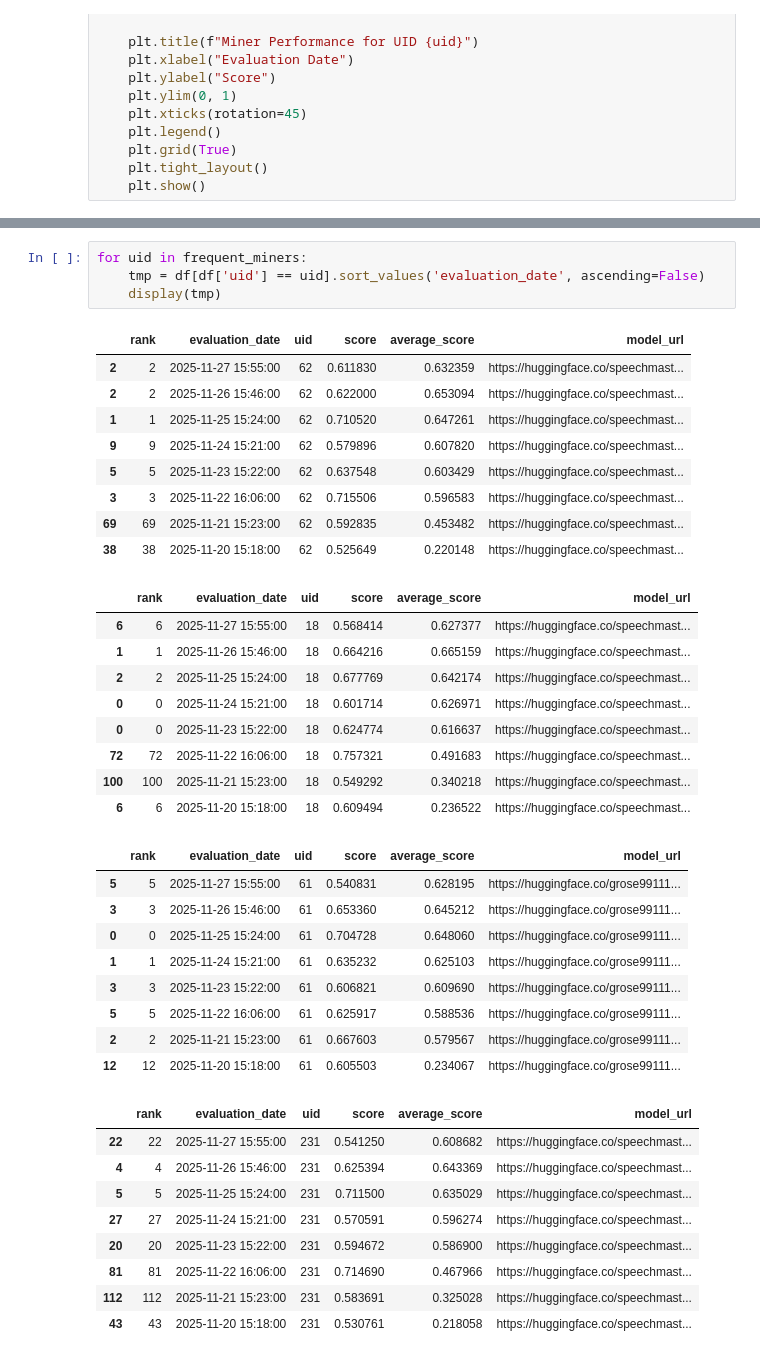
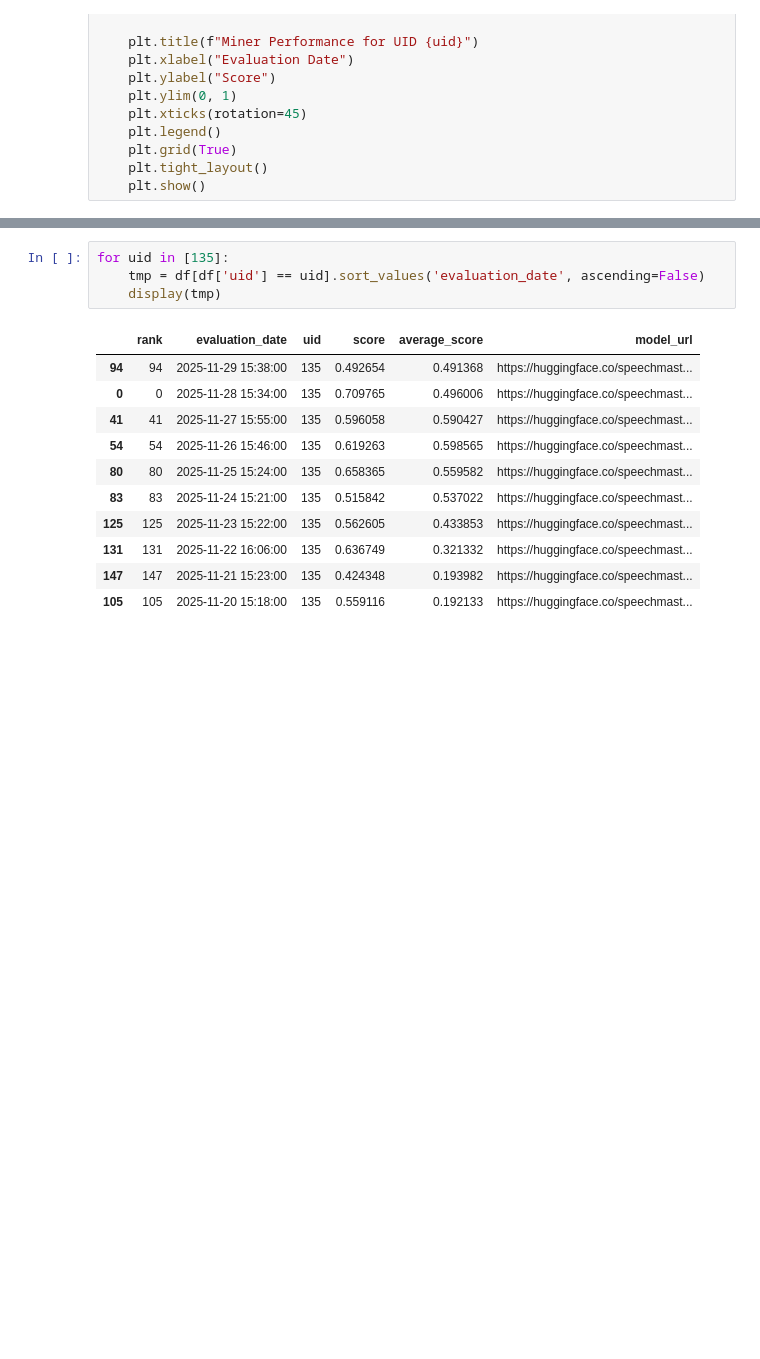
Before and after one commit to bigben-dev777/cancer-ai, a Jupyter notebook: manager/competition/benchmark.ipynb, the cells around one changed output, grey strips where cells are left out. Drawn from its saved outputs; the diff is of its cells as text; blank space fills up the shorter version.

```diff
--- a/manager/competition/benchmark.ipynb
+++ b/manager/competition/benchmark.ipynb
@@ -158,41 +160,16 @@ See the caveats in the documentation: https://pandas.pydata.org/pandas-docs/stab
 # %%
-for uid in frequent_miners:
+for uid in [135]:
     tmp = df[df['uid'] == uid].sort_values('evaluation_date', ascending=False)
     display(tmp)
 # %% [output]
 |  | rank | evaluation_date | uid | score | average_score | model_url |
-| 2 | 2 | 2025-11-27 15:55:00 | 62 | 0.611830 | 0.632359 | https://huggingface.co/speechmast... |
-| 2 | 2 | 2025-11-26 15:46:00 | 62 | 0.622000 | 0.653094 | https://huggingface.co/speechmast... |
-| 1 | 1 | 2025-11-25 15:24:00 | 62 | 0.710520 | 0.647261 | https://huggingface.co/speechmast... |
-| 9 | 9 | 2025-11-24 15:21:00 | 62 | 0.579896 | 0.607820 | https://huggingface.co/speechmast... |
-| 5 | 5 | 2025-11-23 15:22:00 | 62 | 0.637548 | 0.603429 | https://huggingface.co/speechmast... |
-| 3 | 3 | 2025-11-22 16:06:00 | 62 | 0.715506 | 0.596583 | https://huggingface.co/speechmast... |
-| 69 | 69 | 2025-11-21 15:23:00 | 62 | 0.592835 | 0.453482 | https://huggingface.co/speechmast... |
-| 38 | 38 | 2025-11-20 15:18:00 | 62 | 0.525649 | 0.220148 | https://huggingface.co/speechmast... |
+| 94 | 94 | 2025-11-29 15:38:00 | 135 | 0.492654 | 0.491368 | https://huggingface.co/speechmast... |
+| 0 | 0 | 2025-11-28 15:34:00 | 135 | 0.709765 | 0.496006 | https://huggingface.co/speechmast... |
+| 41 | 41 | 2025-11-27 15:55:00 | 135 | 0.596058 | 0.590427 | https://huggingface.co/speechmast... |
+| 54 | 54 | 2025-11-26 15:46:00 | 135 | 0.619263 | 0.598565 | https://huggingface.co/speechmast... |
+| 80 | 80 | 2025-11-25 15:24:00 | 135 | 0.658365 | 0.559582 | https://huggingface.co/speechmast... |
+| 83 | 83 | 2025-11-24 15:21:00 | 135 | 0.515842 | 0.537022 | https://huggingface.co/speechmast... |
+| 125 | 125 | 2025-11-23 15:22:00 | 135 | 0.562605 | 0.433853 | https://huggingface.co/speechmast... |
+| 131 | 131 | 2025-11-22 16:06:00 | 135 | 0.636749 | 0.321332 | https://huggingface.co/speechmast... |
+| 147 | 147 | 2025-11-21 15:23:00 | 135 | 0.424348 | 0.193982 | https://huggingface.co/speechmast... |
+| 105 | 105 | 2025-11-20 15:18:00 | 135 | 0.559116 | 0.192133 | https://huggingface.co/speechmast... |
-|  | rank | evaluation_date | uid | score | average_score | model_url |
-| 6 | 6 | 2025-11-27 15:55:00 | 18 | 0.568414 | 0.627377 | https://huggingface.co/speechmast... |
-| 1 | 1 | 2025-11-26 15:46:00 | 18 | 0.664216 | 0.665159 | https://huggingface.co/speechmast... |
-| 2 | 2 | 2025-11-25 15:24:00 | 18 | 0.677769 | 0.642174 | https://huggingface.co/speechmast... |
-| 0 | 0 | 2025-11-24 15:21:00 | 18 | 0.601714 | 0.626971 | https://huggingface.co/speechmast... |
-| 0 | 0 | 2025-11-23 15:22:00 | 18 | 0.624774 | 0.616637 | https://huggingface.co/speechmast... |
-| 72 | 72 | 2025-11-22 16:06:00 | 18 | 0.757321 | 0.491683 | https://huggingface.co/speechmast... |
-| 100 | 100 | 2025-11-21 15:23:00 | 18 | 0.549292 | 0.340218 | https://huggingface.co/speechmast... |
-| 6 | 6 | 2025-11-20 15:18:00 | 18 | 0.609494 | 0.236522 | https://huggingface.co/speechmast... |
-|  | rank | evaluation_date | uid | score | average_score | model_url |
-| 5 | 5 | 2025-11-27 15:55:00 | 61 | 0.540831 | 0.628195 | https://huggingface.co/grose99111... |
-| 3 | 3 | 2025-11-26 15:46:00 | 61 | 0.653360 | 0.645212 | https://huggingface.co/grose99111... |
-| 0 | 0 | 2025-11-25 15:24:00 | 61 | 0.704728 | 0.648060 | https://huggingface.co/grose99111... |
-| 1 | 1 | 2025-11-24 15:21:00 | 61 | 0.635232 | 0.625103 | https://huggingface.co/grose99111... |
-| 3 | 3 | 2025-11-23 15:22:00 | 61 | 0.606821 | 0.609690 | https://huggingface.co/grose99111... |
-| 5 | 5 | 2025-11-22 16:06:00 | 61 | 0.625917 | 0.588536 | https://huggingface.co/grose99111... |
-| 2 | 2 | 2025-11-21 15:23:00 | 61 | 0.667603 | 0.579567 | https://huggingface.co/grose99111... |
-| 12 | 12 | 2025-11-20 15:18:00 | 61 | 0.605503 | 0.234067 | https://huggingface.co/grose99111... |
-|  | rank | evaluation_date | uid | score | average_score | model_url |
-| 22 | 22 | 2025-11-27 15:55:00 | 231 | 0.541250 | 0.608682 | https://huggingface.co/speechmast... |
-| 4 | 4 | 2025-11-26 15:46:00 | 231 | 0.625394 | 0.643369 | https://huggingface.co/speechmast... |
-| 5 | 5 | 2025-11-25 15:24:00 | 231 | 0.711500 | 0.635029 | https://huggingface.co/speechmast... |
-| 27 | 27 | 2025-11-24 15:21:00 | 231 | 0.570591 | 0.596274 | https://huggingface.co/speechmast... |
-| 20 | 20 | 2025-11-23 15:22:00 | 231 | 0.594672 | 0.586900 | https://huggingface.co/speechmast... |
-| 81 | 81 | 2025-11-22 16:06:00 | 231 | 0.714690 | 0.467966 | https://huggingface.co/speechmast... |
-| 112 | 112 | 2025-11-21 15:23:00 | 231 | 0.583691 | 0.325028 | https://huggingface.co/speechmast... |
-| 43 | 43 | 2025-11-20 15:18:00 | 231 | 0.530761 | 0.218058 | https://huggingface.co/speechmast... |
```
Also changed, not shown: parts of 4 cells of this notebook, 8 other files.
